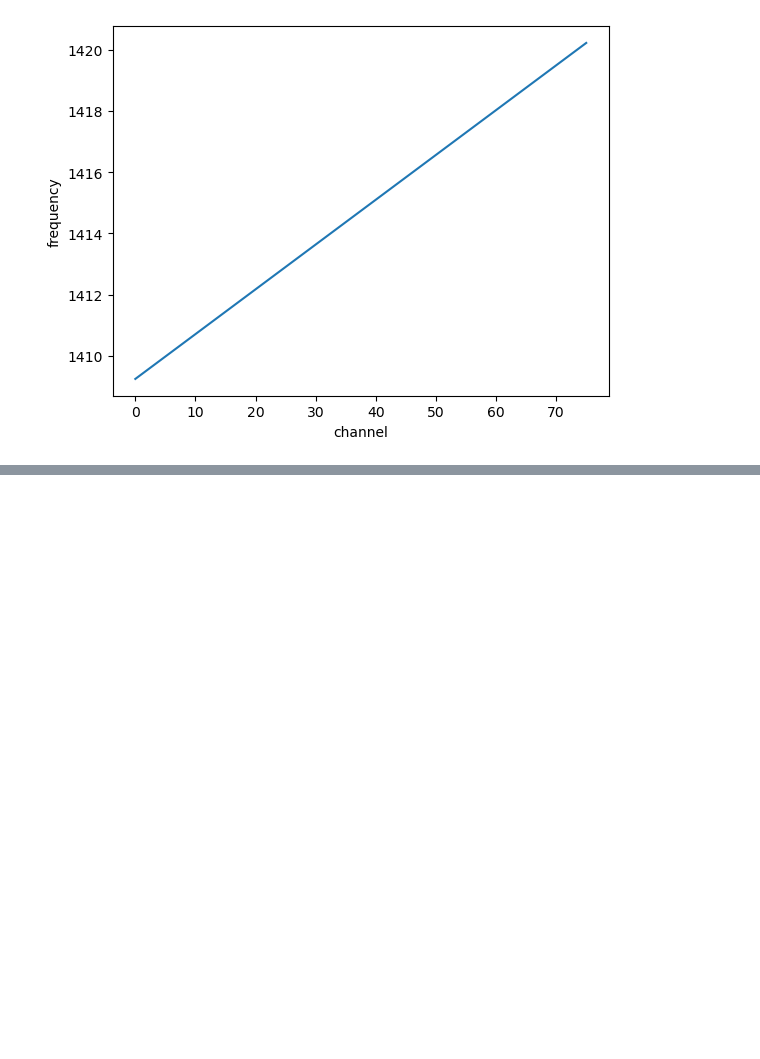
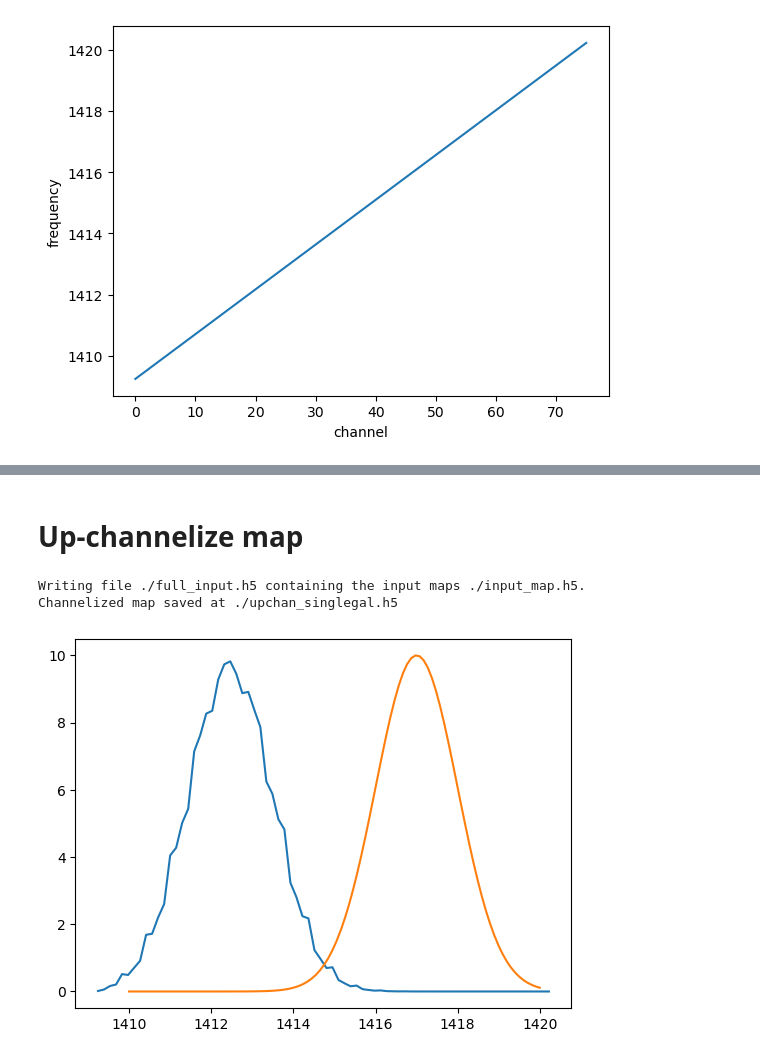
Before and after one commit to rebeccaceppas/H_GASP, a Jupyter notebook: notebooks/test_upchannelization.ipynb, the cells around one changed output, grey strips where cells are left out. Saved outputs shown, nothing was run; the diff lists cells and outputs as text; code cells hidden in the pictures; blank space fills up the shorter version.

```diff
--- a/notebooks/test_upchannelization.ipynb
+++ b/notebooks/test_upchannelization.ipynb
@@ -159,0 +121,17 @@ Writing file ./full_input.h5 containing the input maps ./foregrounds.h5.
+# %% [markdown]
+# Up-channelize map
+# %%
+upchan.upchannelize()
+# %% [output]
+Writing file ./full_input.h5 containing the input maps ./input_map.h5.
+Channelized map saved at ./upchan_singlegal.h5
+# %%
+fff = h5py.File('upchan_singlegal.h5')
+upchan_map = fff['map'][:]
+fff.close()
+# %%
+plt.plot(freqs, upchan_map[:,0,hp.ang2pix(32,20,45,lonlat=True)])
+plt.plot(f, profile)
+plt.show()
+# %% [output]
+[figure, added]
```
Also changed, not shown: parts of 19 cells of this notebook, 6 other files.
